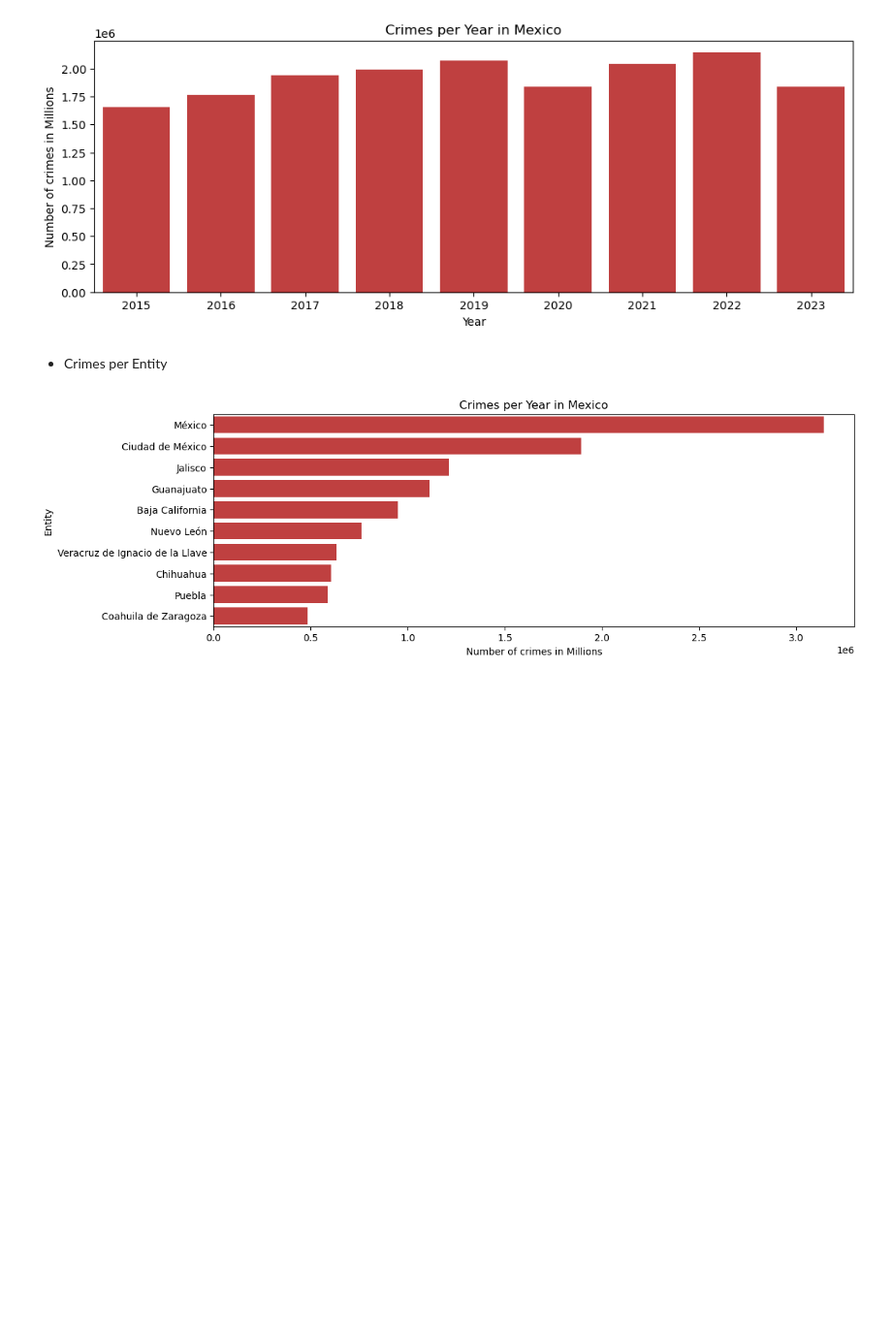
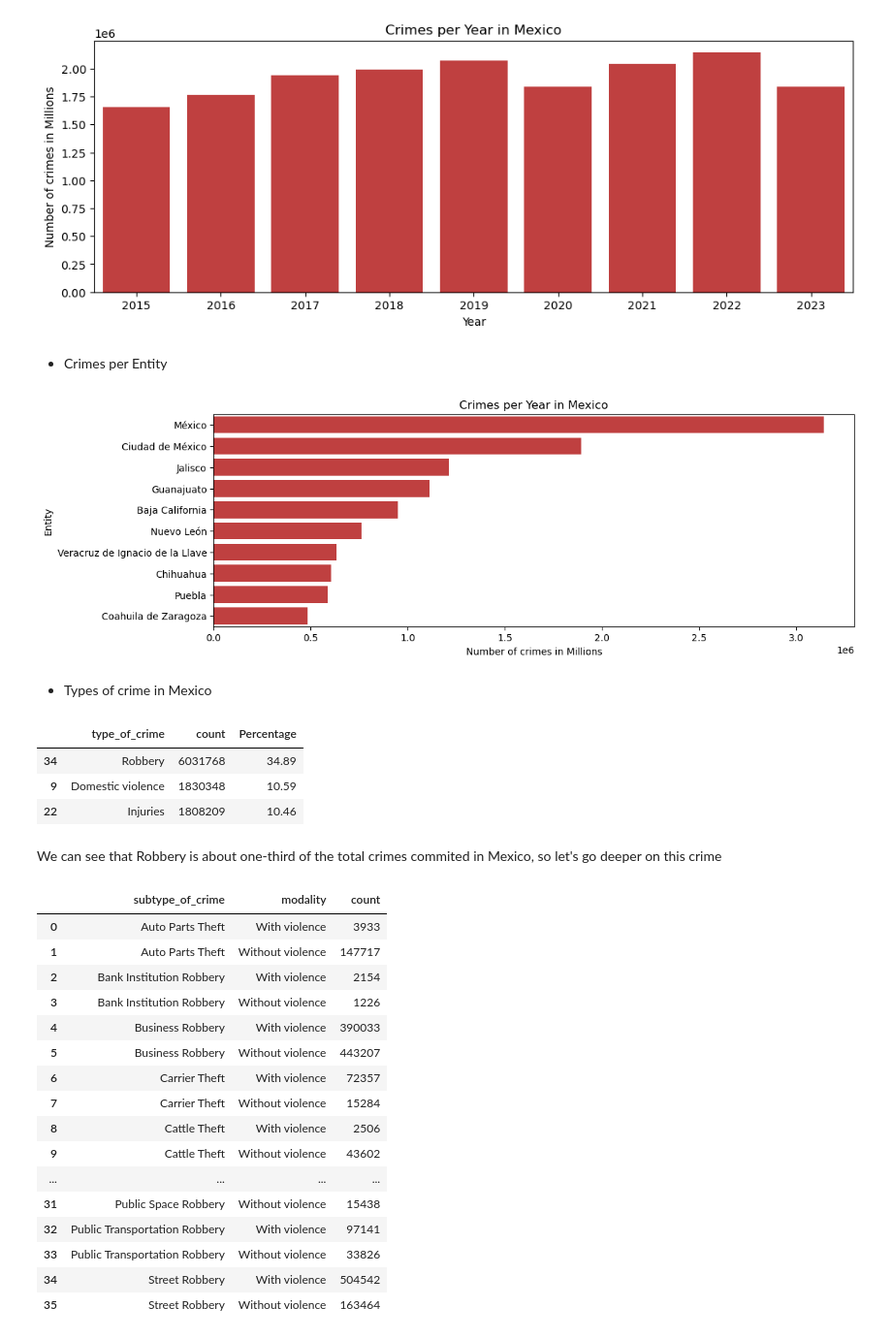
Before and after one commit to AlanSoloR/Portfolio, a Jupyter notebook: DataExplorationAndVisual.ipynb, the cells around one changed output. Shown at 97% size. Drawn from its saved outputs; the diff is of its cells as text; code cells hidden in the pictures; blank space fills up the shorter version.

Commit message:
Analysis of types and subtypes of crimes

```diff
--- a/DataExplorationAndVisual.ipynb
+++ b/DataExplorationAndVisual.ipynb
@@ -76,3 +76,38 @@ plt.xlabel('Number of crimes in Millions')
 plt.show()
 # %% [output]
 [figure]
+# %% [markdown]
+* Types of crime in Mexico
+# %%
+types_of_crimes_total = crimes_in_mexico[['type_of_crime','count']].groupby(by='type_of_crime').sum().reset_index().sort_values(by='count',ascending=False)
+types_of_crimes_total['Percentage'] = round(types_of_crimes_total['count'] / types_of_crimes_total['count'].sum() * 100,2)
+top_3_crimes = types_of_crimes_total[:3]
+top_3_crimes
+# %% [output]
+|  | type_of_crime | count | Percentage |
+| 34 | Robbery | 6031768 | 34.89 |
+| 9 | Domestic violence | 1830348 | 10.59 |
+| 22 | Injuries | 1808209 | 10.46 |
+# %% [markdown]
+We can see that Robbery is about one-third of the total crimes commited in Mexico, so let's go deeper on this crime
+# %%
+robbery_subtypes = crimes_in_mexico[crimes_in_mexico['type_of_crime'] == 'Robbery']
+robbery_subtypes[['subtype_of_crime','count','modality']].groupby(['subtype_of_crime','modality']).sum().reset_index()
+# %% [output]
+|  | subtype_of_crime | modality | count |
+| 0 | Auto Parts Theft | With violence | 3933 |
+| 1 | Auto Parts Theft | Without violence | 147717 |
+| 2 | Bank Institution Robbery | With violence | 2154 |
+| 3 | Bank Institution Robbery | Without violence | 1226 |
+| 4 | Business Robbery | With violence | 390033 |
+| 5 | Business Robbery | Without violence | 443207 |
+| 6 | Carrier Theft | With violence | 72357 |
+| 7 | Carrier Theft | Without violence | 15284 |
+| 8 | Cattle Theft | With violence | 2506 |
+| 9 | Cattle Theft | Without violence | 43602 |
+| ... | ... | ... | ... |
+| 31 | Public Space Robbery | Without violence | 15438 |
+| 32 | Public Transportation Robbery | With violence | 97141 |
+| 33 | Public Transportation Robbery | Without violence | 33826 |
+| 34 | Street Robbery | With violence | 504542 |
+| 35 | Street Robbery | Without violence | 163464 |
```
Also changed, not shown: parts of 2 cells of this notebook.
